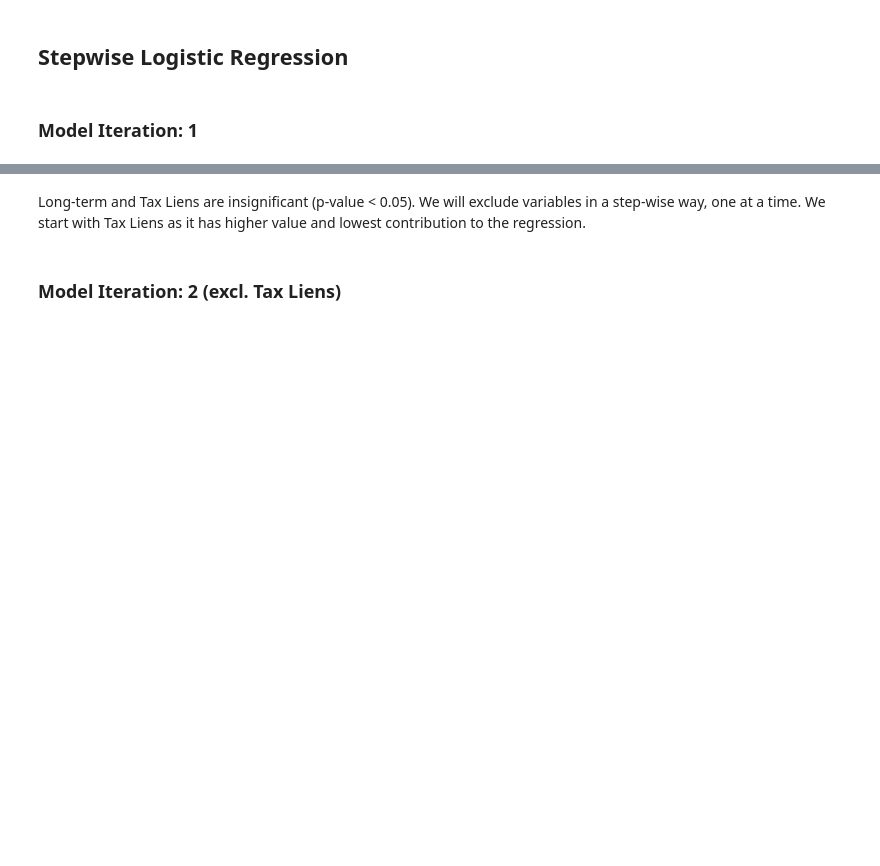
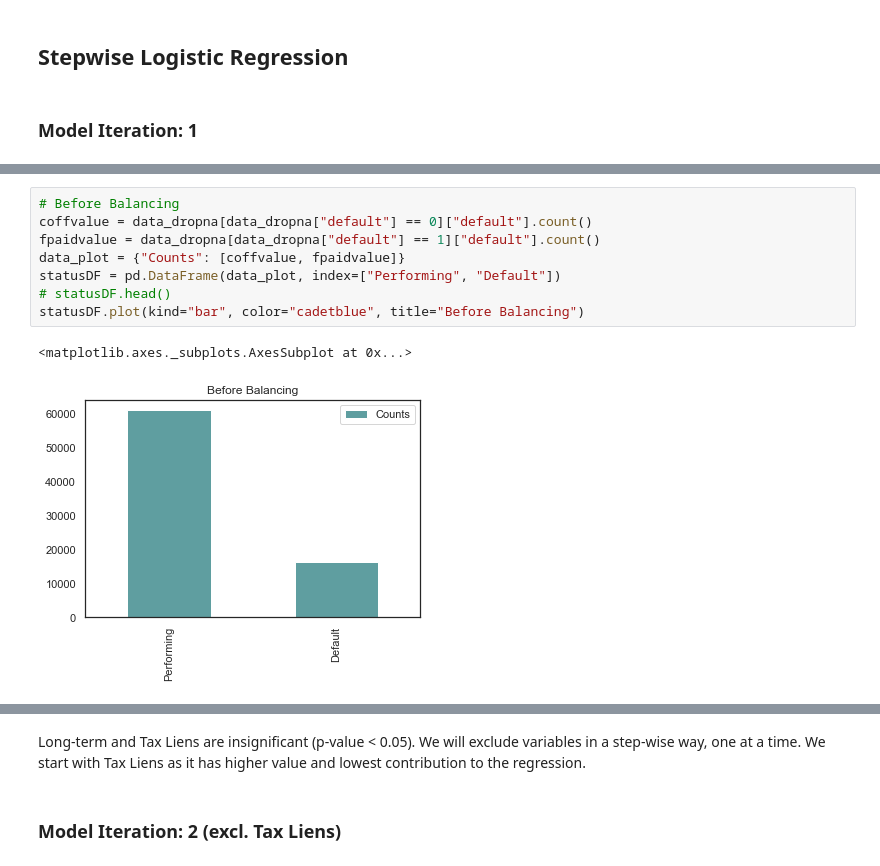
Before and after one commit to AnnaMariaAngelova/QRM2020, a Jupyter notebook: QRM_3_Credit_Risk.ipynb, the cells around one changed output, grey strips where cells are left out. Cells and saved outputs as stored; diff of their text form; blank space fills up the shorter version.

```diff
--- a/QRM_3_Credit_Risk.ipynb
+++ b/QRM_3_Credit_Risk.ipynb
@@ -1184 +1172,12 @@ The number of observations in Validation data after undersampling is  14628
 [interactive output not drawn]
+# %%
+# Before Balancing
+coffvalue = data_dropna[data_dropna["default"] == 0]["default"].count()
+fpaidvalue = data_dropna[data_dropna["default"] == 1]["default"].count()
+data_plot = {"Counts": [coffvalue, fpaidvalue]}
+statusDF = pd.DataFrame(data_plot, index=["Performing", "Default"])
+# statusDF.head()
+statusDF.plot(kind="bar", color="cadetblue", title="Before Balancing")
+# %% [output]
+<matplotlib.axes._subplots.AxesSubplot at 0x...>
+[figure, added]
```
Also changed, not shown: parts of 15 cells of this notebook, 3 other files.
